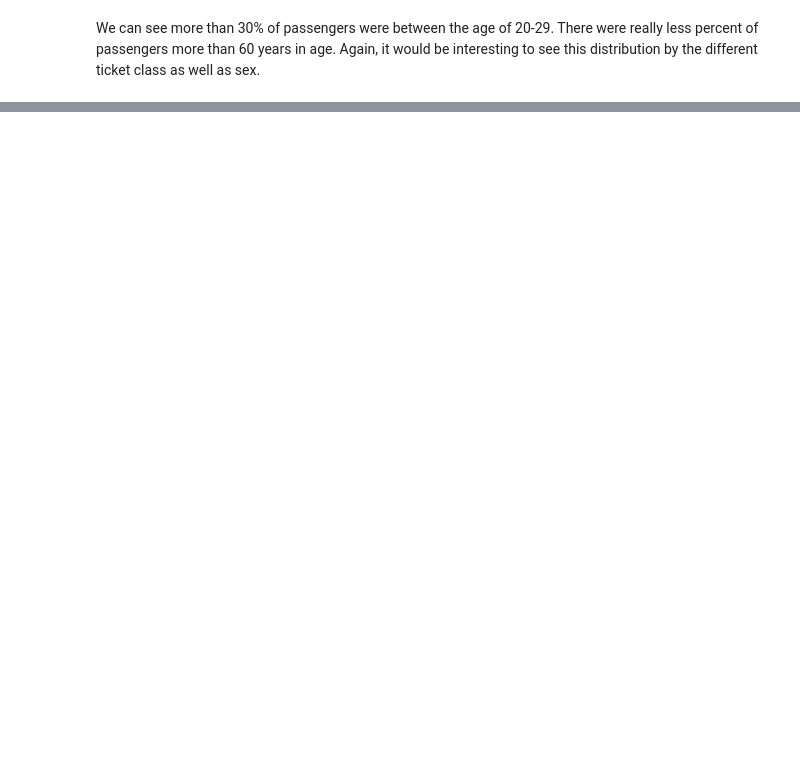
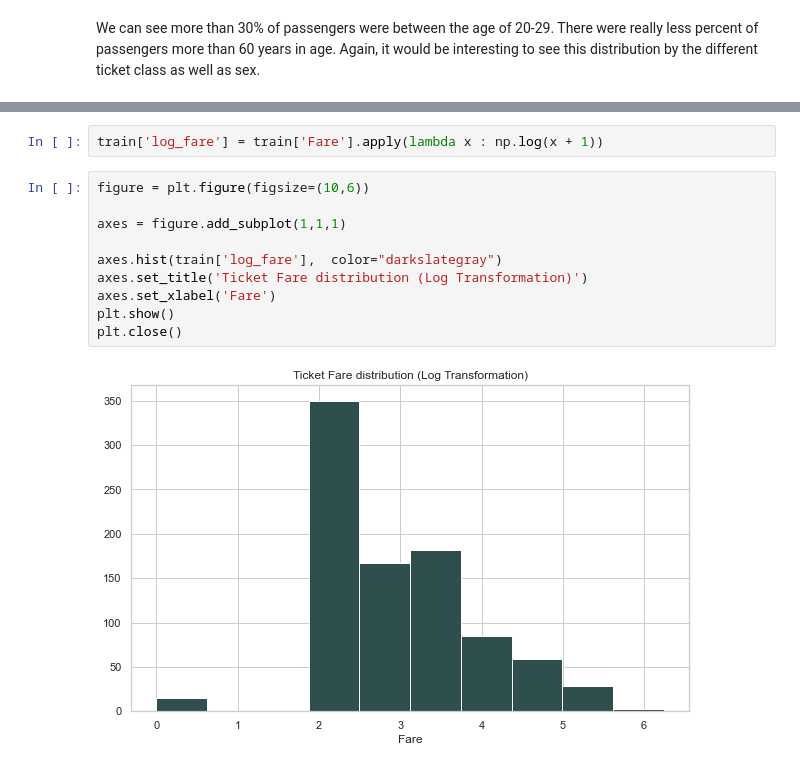
Before and after one commit to jay619/Kaggle-Competitions, a Jupyter notebook: 1-Titanic/src/titanic.ipynb, the cells around one changed output, grey strips where cells are left out. Cells and saved outputs as stored; diff of their text form; blank space fills up the shorter version.

```diff
--- a/1-Titanic/src/titanic.ipynb
+++ b/1-Titanic/src/titanic.ipynb
@@ -277,0 +426,14 @@ We can see more than 30% of passengers were between the age of 20-29. There were
+# %%
+train['log_fare'] = train['Fare'].apply(lambda x : np.log(x + 1))
+# %%
+figure = plt.figure(figsize=(10,6))
+
+axes = figure.add_subplot(1,1,1)
+
+axes.hist(train['log_fare'],  color="darkslategray")
+axes.set_title('Ticket Fare distribution (Log Transformation)')
+axes.set_xlabel('Fare')
+plt.show()
+plt.close()
+# %% [output]
+[figure, added]
```
Also changed, not shown: parts of 21 cells of this notebook.
